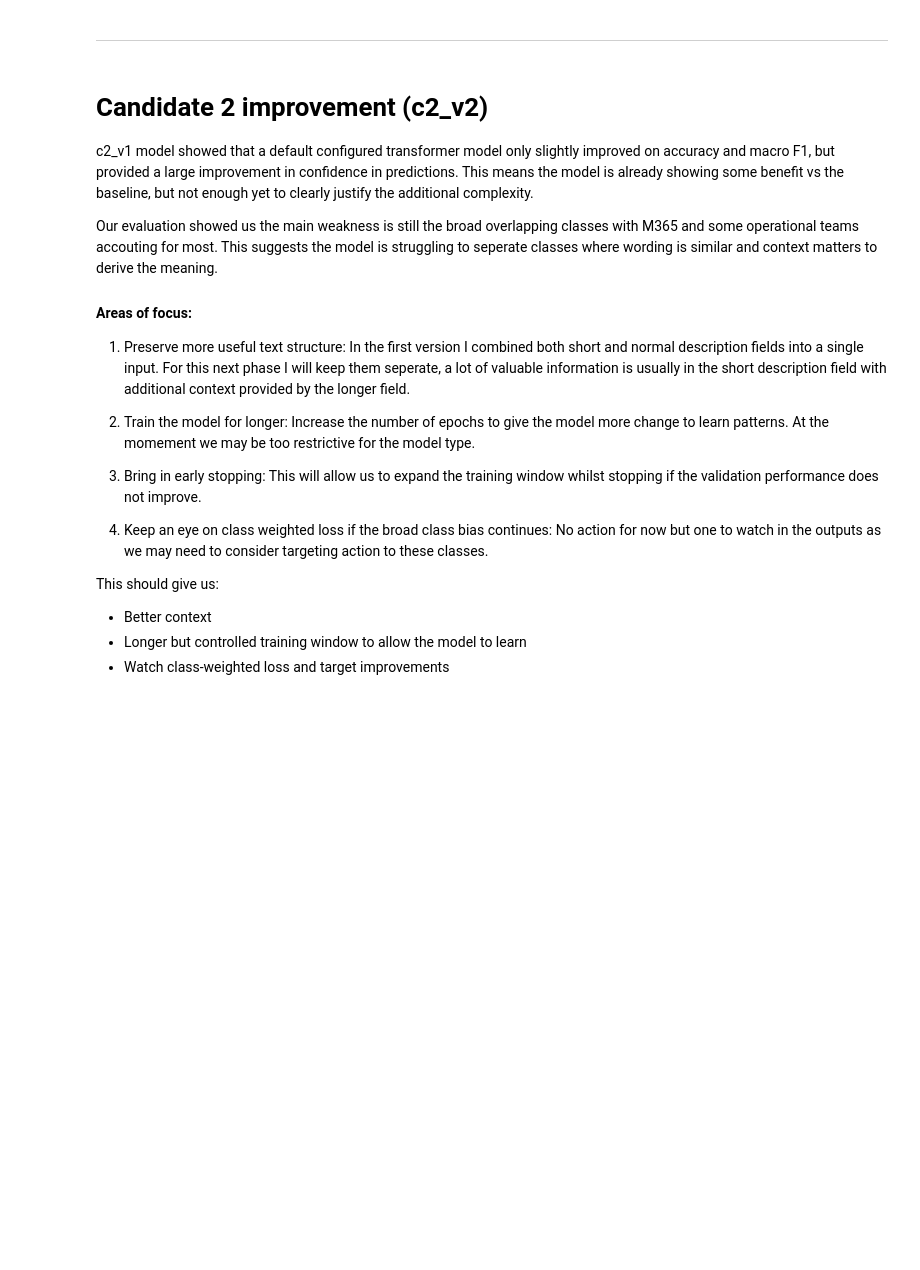
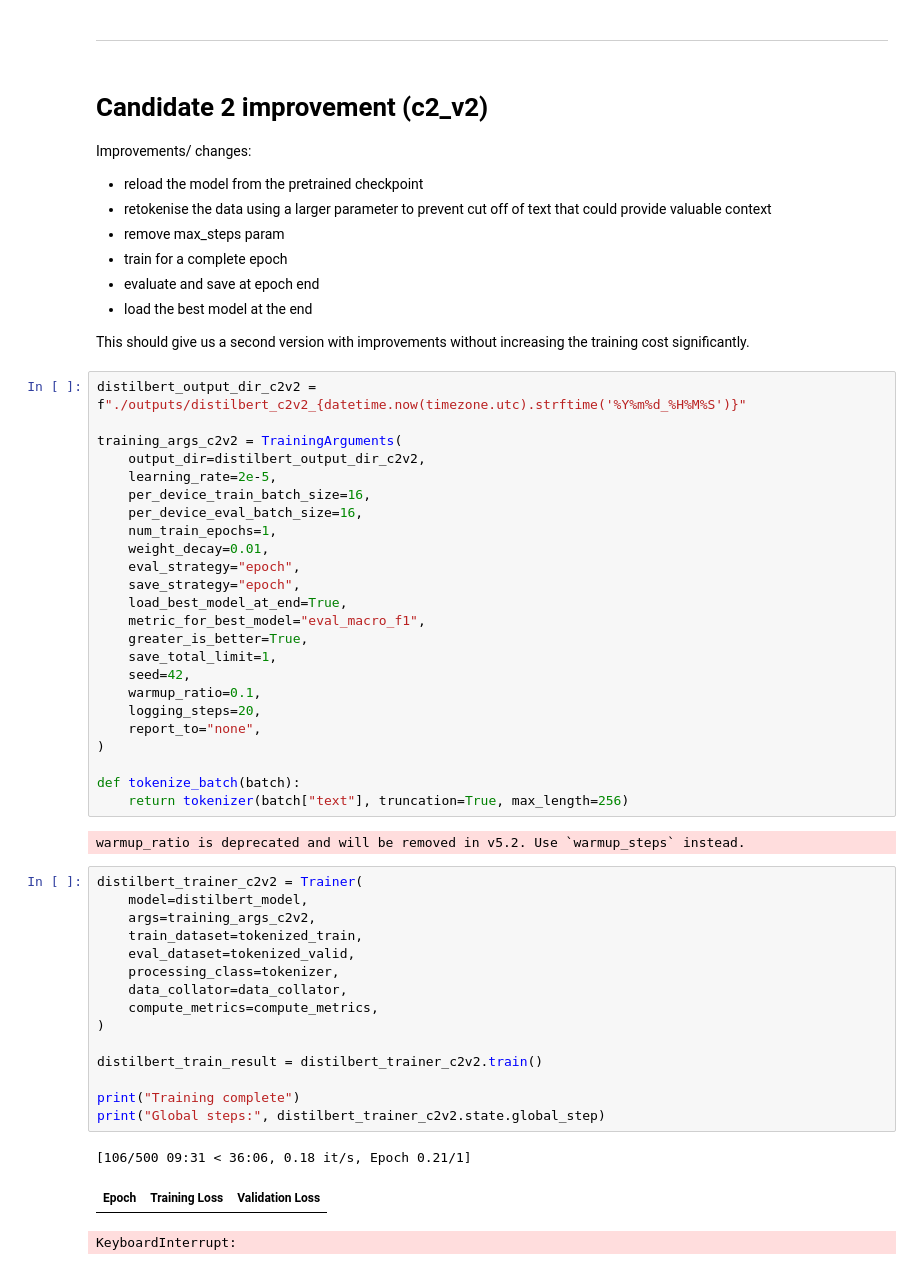
Before and after one commit to JAHollands/L7-EPA-Incident-Intelligence-Pipeline, a Jupyter notebook: notebooks/05_train_model.ipynb, the cells around one changed output. Drawn from its saved outputs; the diff is of its cells as text; blank space fills up the shorter version.

```diff
--- a/notebooks/05_train_model.ipynb
+++ b/notebooks/05_train_model.ipynb
@@ -961,20 +959,57 @@ ________________________________________________________________________________
 # %% [markdown]
 # Candidate 2 improvement (c2_v2)
 
-c2_v1 model showed that a default configured transformer model only slightly improved on accuracy and macro F1, but provided a large improvement in confidence in predictions. This means the model is already showing some benefit vs the baseline, but not enough yet to clearly justify the additional complexity.
+Improvements/ changes:
+- reload the model from the pretrained checkpoint
+- retokenise the data using a larger parameter to prevent cut off of text that could provide valuable context
+- remove max_steps param
+- train for a complete epoch
+- evaluate and save at epoch end
+- load the best model at the end
 
-Our evaluation showed us the main weakness is still the broad overlapping classes with M365 and some operational teams accouting for most. This suggests the model is struggling to seperate classes where wording is similar and context matters to derive the meaning.
-
-#### Areas of focus:
-1. Preserve more useful text structure: In the first version I combined both short and normal description fields into a single input. For this next phase I will keep them seperate, a lot of valuable information is usually in the short description field with additional context provided by the longer field.
-
-2. Train the model for longer: Increase the number of epochs to give the model more change to learn patterns. At the momement we may be too restrictive for the model type.
-
-3. Bring in early stopping: This will allow us to expand the training window whilst stopping if the validation performance does not improve.
-
-4. Keep an eye on class weighted loss if the broad class bias continues: No action for now but one to watch in the outputs as we may need to consider targeting action to these classes.
-
-This should give us:
-- Better context
-- Longer but controlled training window to allow the model to learn
-- Watch class-weighted loss and target improvements
+This should give us a second version with improvements without increasing the training cost significantly.
+# %%
+distilbert_output_dir_c2v2 = f"./outputs/distilbert_c2v2_{datetime.now(timezone.utc).strftime('%Y%m%d_%H%M%S')}"
+
+training_args_c2v2 = TrainingArguments(
+    output_dir=distilbert_output_dir_c2v2,
+    learning_rate=2e-5,
+    per_device_train_batch_size=16,
+    per_device_eval_batch_size=16,
+    num_train_epochs=1,
+    weight_decay=0.01,
+    eval_strategy="epoch",
+    save_strategy="epoch",
+    load_best_model_at_end=True,
+    metric_for_best_model="eval_macro_f1",
+    greater_is_better=True,
+    save_total_limit=1,
+    seed=42,
+    warmup_ratio=0.1,
+    logging_steps=20,
+    report_to="none",
+)
+
+def tokenize_batch(batch):
+    return tokenizer(batch["text"], truncation=True, max_length=256)
+# %% [output]
+warmup_ratio is deprecated and will be removed in v5.2. Use `warmup_steps` instead.
+# %%
+distilbert_trainer_c2v2 = Trainer(
+    model=distilbert_model,
+    args=training_args_c2v2,
+    train_dataset=tokenized_train,
+    eval_dataset=tokenized_valid,
+    processing_class=tokenizer,
+    data_collator=data_collator,
+    compute_metrics=compute_metrics,
+)
+
+distilbert_train_result = distilbert_trainer_c2v2.train()
+
+print("Training complete")
+print("Global steps:", distilbert_trainer_c2v2.state.global_step)
+# %% [output]
+[106/500 09:31 < 36:06, 0.18 it/s, Epoch 0.21/1]
+| Epoch | Training Loss | Validation Loss |
+KeyboardInterrupt:
```
Also changed, not shown: parts of 2 cells of this notebook.
